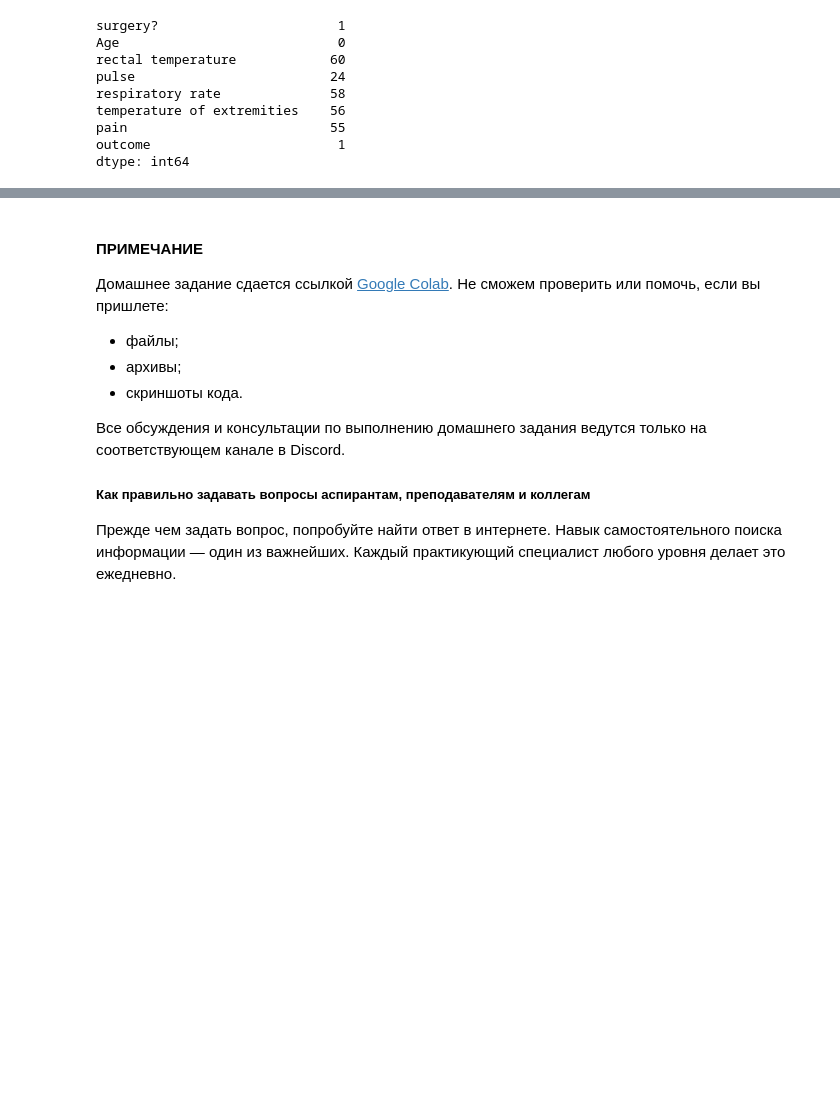
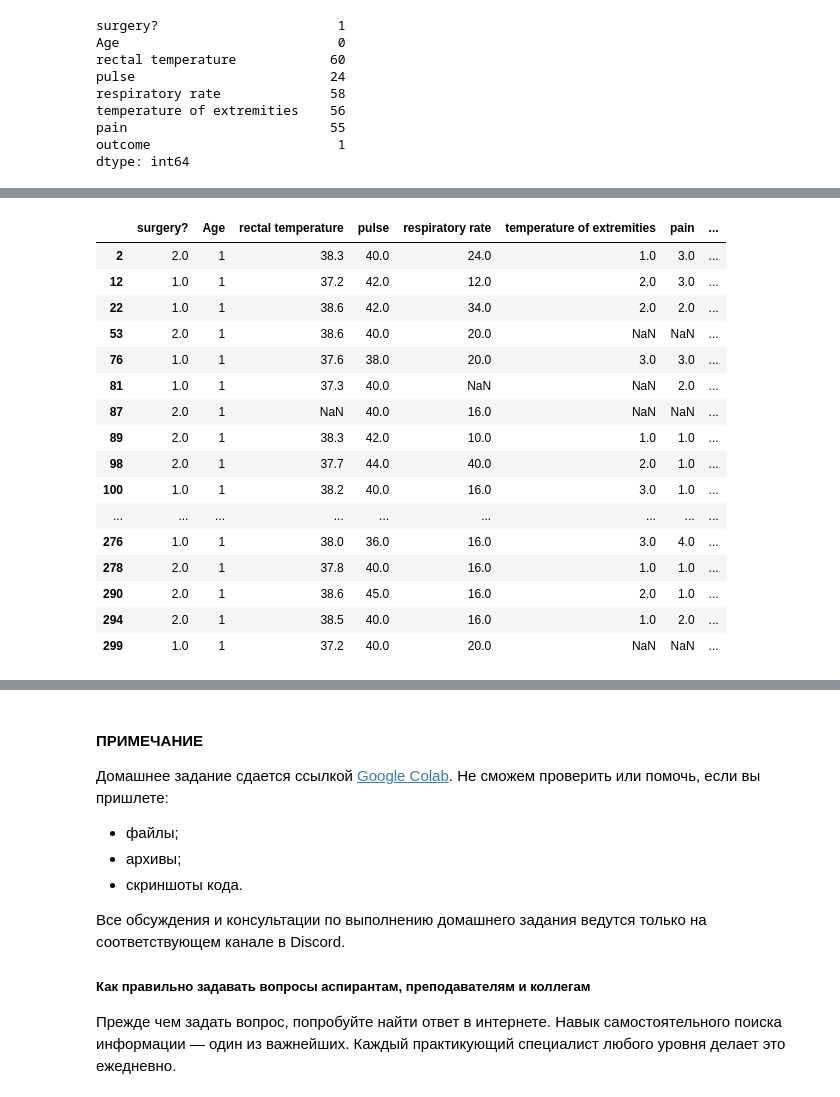
Before and after one commit to stefkong1982/-, a Jupyter notebook: Статистика в Python/Лекция Базовые понятия статистики/ДЗ_Кондратьев_STPY-48_к лекции Базовые понятия статистики.ipynb, the cells around one changed output, grey strips where cells are left out. Drawn from its saved outputs; the diff is of its cells as text; code cells hidden in the pictures; blank space fills up the shorter version.

```diff
--- a/Статистика в Python/Лекция Базовые понятия статистики/ДЗ_Кондратьев_STPY-48_к лекции Базовые понятия статистики.ipynb
+++ b/Статистика в Python/Лекция Базовые понятия статистики/ДЗ_Кондратьев_STPY-48_к лекции Базовые понятия статистики.ipynb
@@ -195,0 +175,21 @@ plt.boxplot(data['rectal temperature'])
+# %%
+df_1 = (data[(data['pulse'] >= 28) & (data['pulse'] <= 45)])
+df_1
+# %% [output]
+|  | surgery? | Age | rectal temperature | pulse | respiratory rate | temperature of extremities | pain | ... |
+| 2 | 2.0 | 1 | 38.3 | 40.0 | 24.0 | 1.0 | 3.0 | ... |
+| 12 | 1.0 | 1 | 37.2 | 42.0 | 12.0 | 2.0 | 3.0 | ... |
+| 22 | 1.0 | 1 | 38.6 | 42.0 | 34.0 | 2.0 | 2.0 | ... |
+| 53 | 2.0 | 1 | 38.6 | 40.0 | 20.0 | NaN | NaN | ... |
+| 76 | 1.0 | 1 | 37.6 | 38.0 | 20.0 | 3.0 | 3.0 | ... |
+| 81 | 1.0 | 1 | 37.3 | 40.0 | NaN | NaN | 2.0 | ... |
+| 87 | 2.0 | 1 | NaN | 40.0 | 16.0 | NaN | NaN | ... |
+| 89 | 2.0 | 1 | 38.3 | 42.0 | 10.0 | 1.0 | 1.0 | ... |
+| 98 | 2.0 | 1 | 37.7 | 44.0 | 40.0 | 2.0 | 1.0 | ... |
+| 100 | 1.0 | 1 | 38.2 | 40.0 | 16.0 | 3.0 | 1.0 | ... |
+| ... | ... | ... | ... | ... | ... | ... | ... | ... |
+| 276 | 1.0 | 1 | 38.0 | 36.0 | 16.0 | 3.0 | 4.0 | ... |
+| 278 | 2.0 | 1 | 37.8 | 40.0 | 16.0 | 1.0 | 1.0 | ... |
+| 290 | 2.0 | 1 | 38.6 | 45.0 | 16.0 | 2.0 | 1.0 | ... |
+| 294 | 2.0 | 1 | 38.5 | 40.0 | 16.0 | 1.0 | 2.0 | ... |
+| 299 | 1.0 | 1 | 37.2 | 40.0 | 20.0 | NaN | NaN | ... |
```
Also changed, not shown: parts of 5 cells of this notebook.
